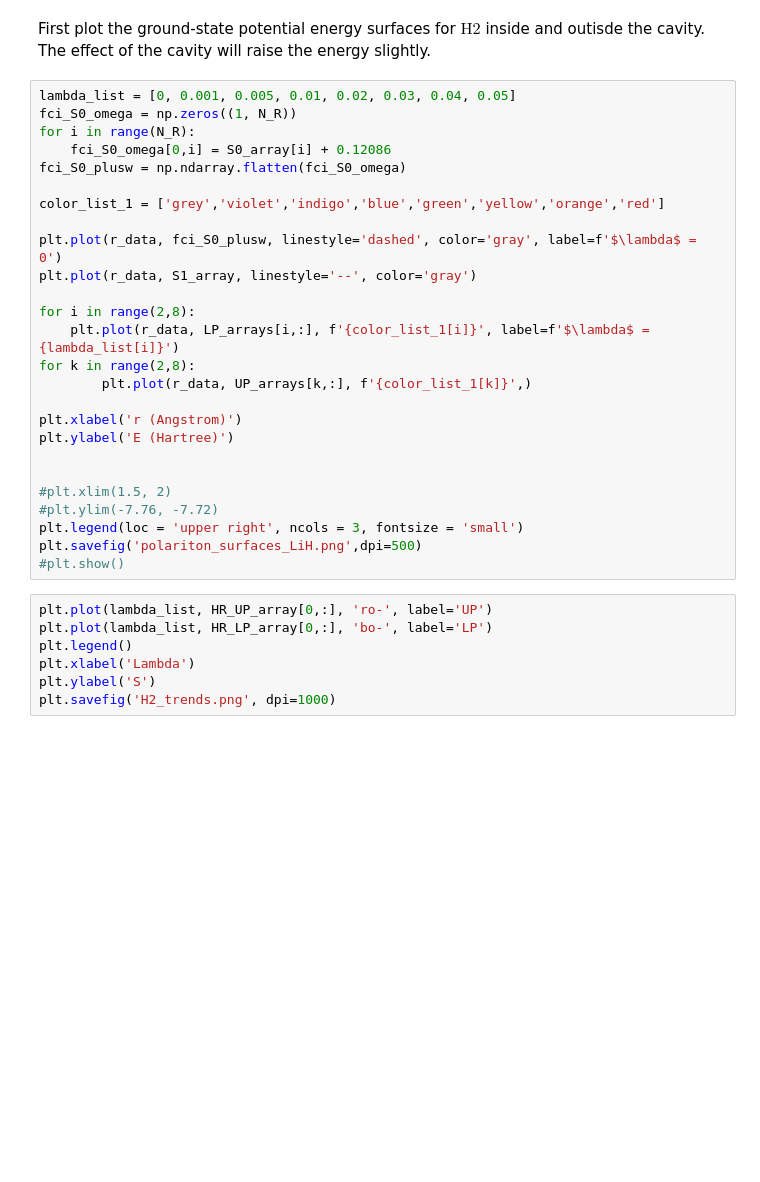
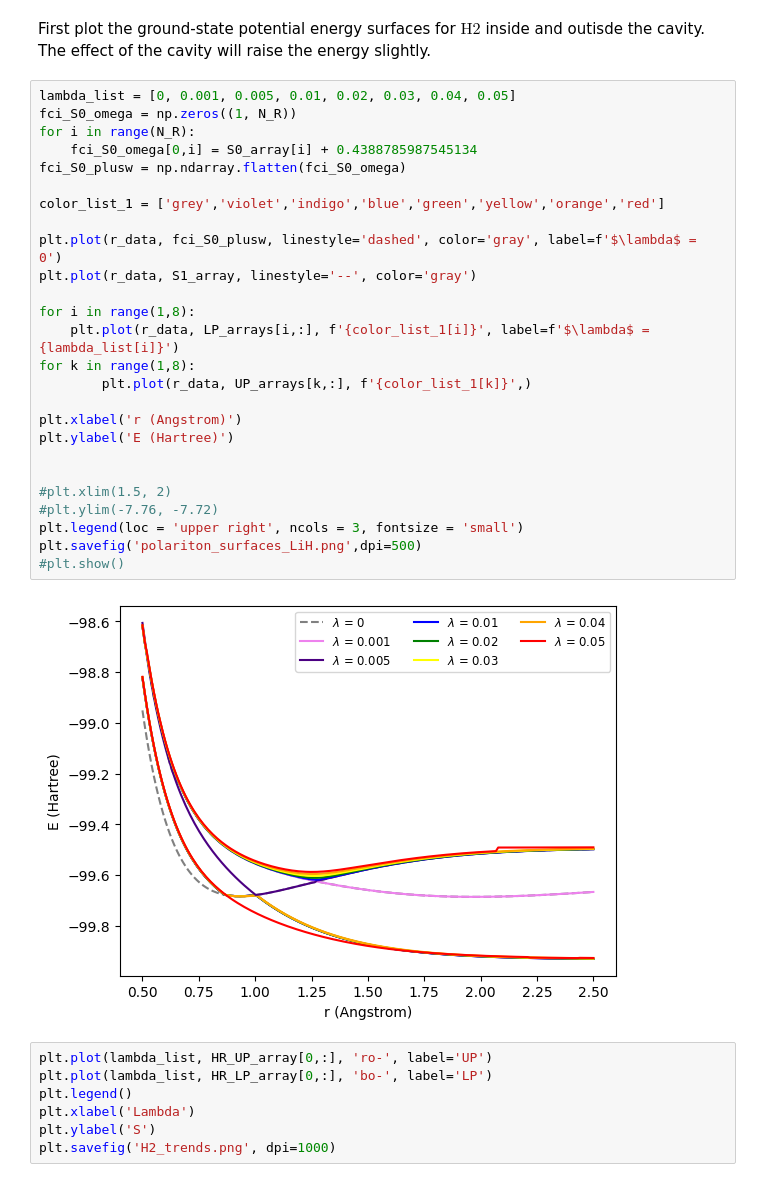
Before and after one commit to FoleyLab/SCQED-PCQED, a Jupyter notebook: src/QED-FCI_HF_HR.ipynb, the cells around one changed output. Saved outputs shown, nothing was run; the diff lists cells and outputs as text; blank space fills up the shorter version.

```diff
--- a/src/QED-FCI_HF_HR.ipynb
+++ b/src/QED-FCI_HF_HR.ipynb
@@ -444,29 +476,31 @@ First plot the ground-state potential energy surfaces for $ \text{H2} $ inside a
 # %%
 lambda_list = [0, 0.001, 0.005, 0.01, 0.02, 0.03, 0.04, 0.05]
 fci_S0_omega = np.zeros((1, N_R))
 for i in range(N_R):
-    fci_S0_omega[0,i] = S0_array[i] + 0.12086
+    fci_S0_omega[0,i] = S0_array[i] + 0.4388785987545134
 fci_S0_plusw = np.ndarray.flatten(fci_S0_omega)
 
 color_list_1 = ['grey','violet','indigo','blue','green','yellow','orange','red']
 
 plt.plot(r_data, fci_S0_plusw, linestyle='dashed', color='gray', label=f'$\lambda$ = 0')
 plt.plot(r_data, S1_array, linestyle='--', color='gray')
 
-for i in range(2,8):
+for i in range(1,8):
     plt.plot(r_data, LP_arrays[i,:], f'{color_list_1[i]}', label=f'$\lambda$ = {lambda_list[i]}')
-for k in range(2,8):
+for k in range(1,8):
         plt.plot(r_data, UP_arrays[k,:], f'{color_list_1[k]}',)
 
 plt.xlabel('r (Angstrom)')
 plt.ylabel('E (Hartree)')
 
 
 #plt.xlim(1.5, 2)
 #plt.ylim(-7.76, -7.72)
 plt.legend(loc = 'upper right', ncols = 3, fontsize = 'small')
 plt.savefig('polariton_surfaces_LiH.png',dpi=500)
 #plt.show()
+# %% [output]
+[figure, added]
 # %%
 plt.plot(lambda_list, HR_UP_array[0,:], 'ro-', label='UP')
 plt.plot(lambda_list, HR_LP_array[0,:], 'bo-', label='LP')
```
Also changed, not shown: parts of 8 cells of this notebook, 52 other files.
